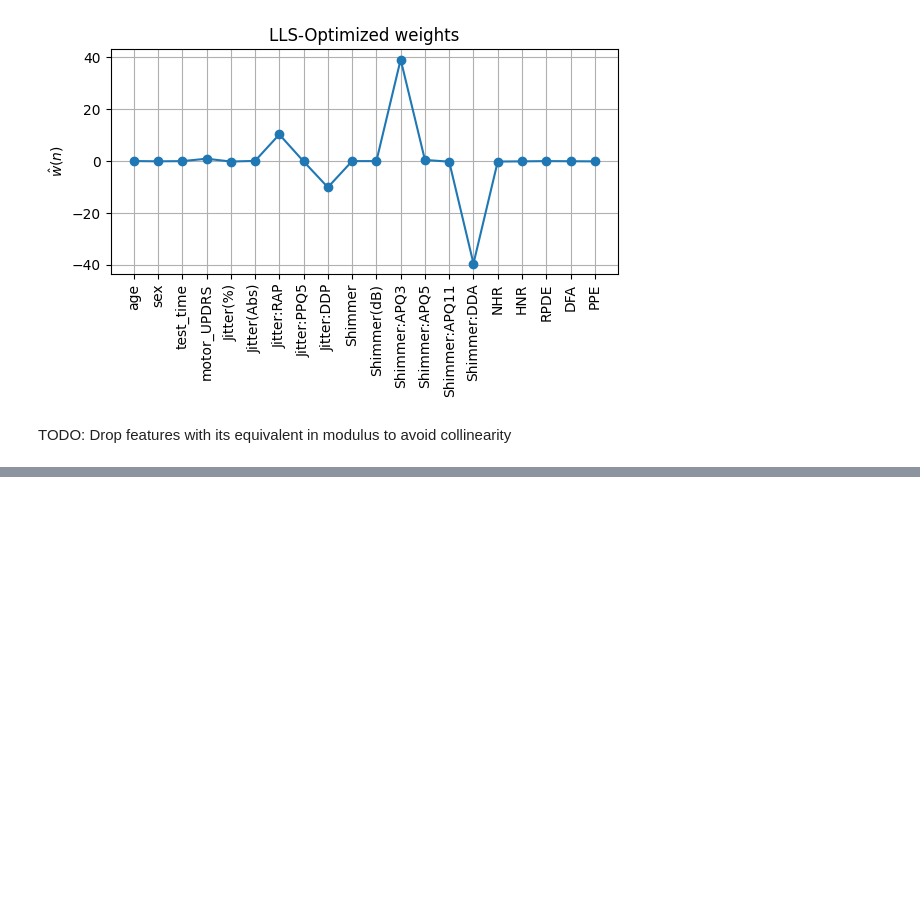
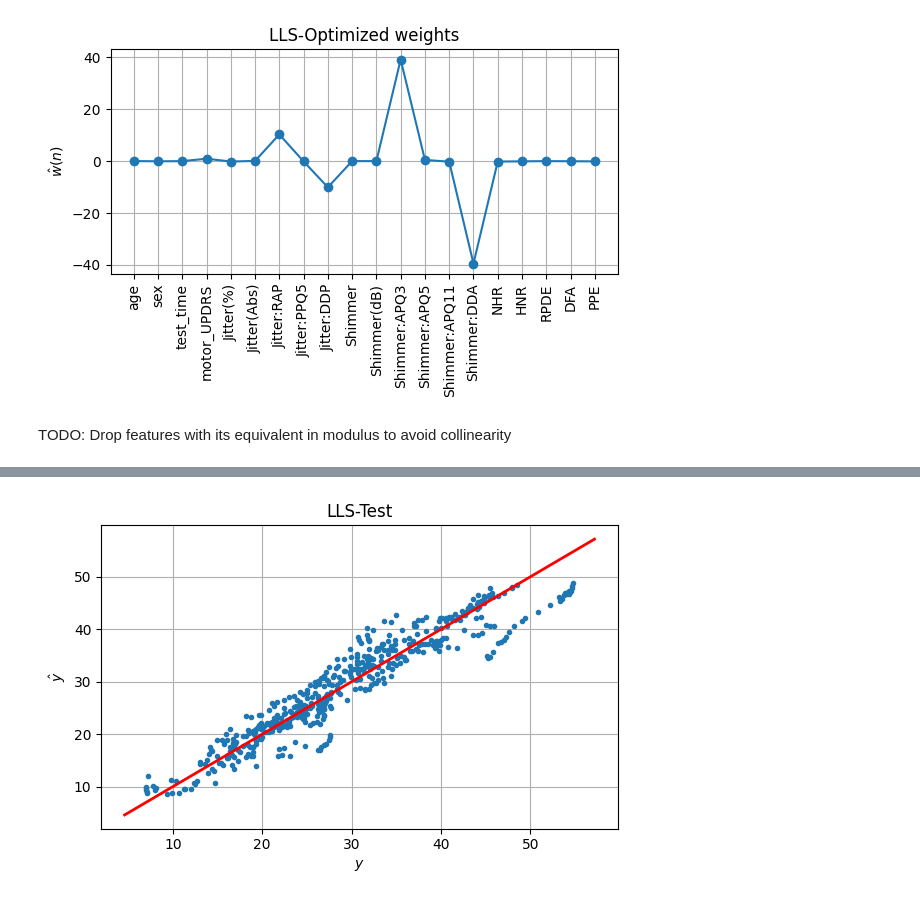
Before and after one commit to steurendo/ICT4Health, a Jupyter notebook: Lab1/lab1.ipynb, the cells around one changed output, grey strips where cells are left out. Cells and saved outputs as stored; diff of their text form; code cells hidden in the pictures; blank space fills up the shorter version.

```diff
--- a/Lab1/lab1.ipynb
+++ b/Lab1/lab1.ipynb
@@ -150,0 +151,16 @@ plt.show()
+# %%
+y_hat_te = (X_te_norm @ w_hat) * sy + my
+y_te = y_te_norm * sy + my
+plt.figure(figsize=(6, 4))
+plt.plot(y_te, y_hat_te, '.')
+v = plt.axis()
+plt.plot([v[0], v[1]], [v[0], v[1]], 'r', linewidth=2)
+plt.xlabel(r'$y$')
+plt.ylabel(r'$\^y$')
+plt.grid()
+plt.title('LLS-Test')
+plt.tight_layout()
+plt.savefig('./LLS-yhat_vs_y.png')
+plt.show()
+# %% [output]
+[figure, added]
```
Also changed, not shown: parts of 8 cells of this notebook, 4 other files.
